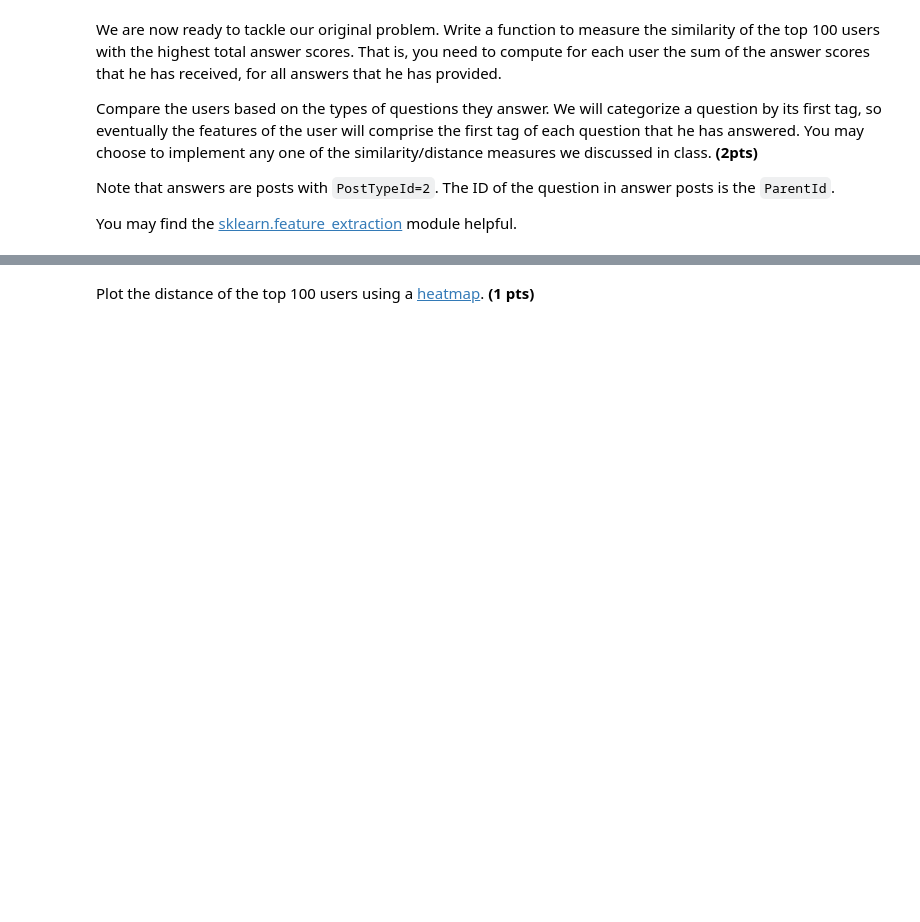
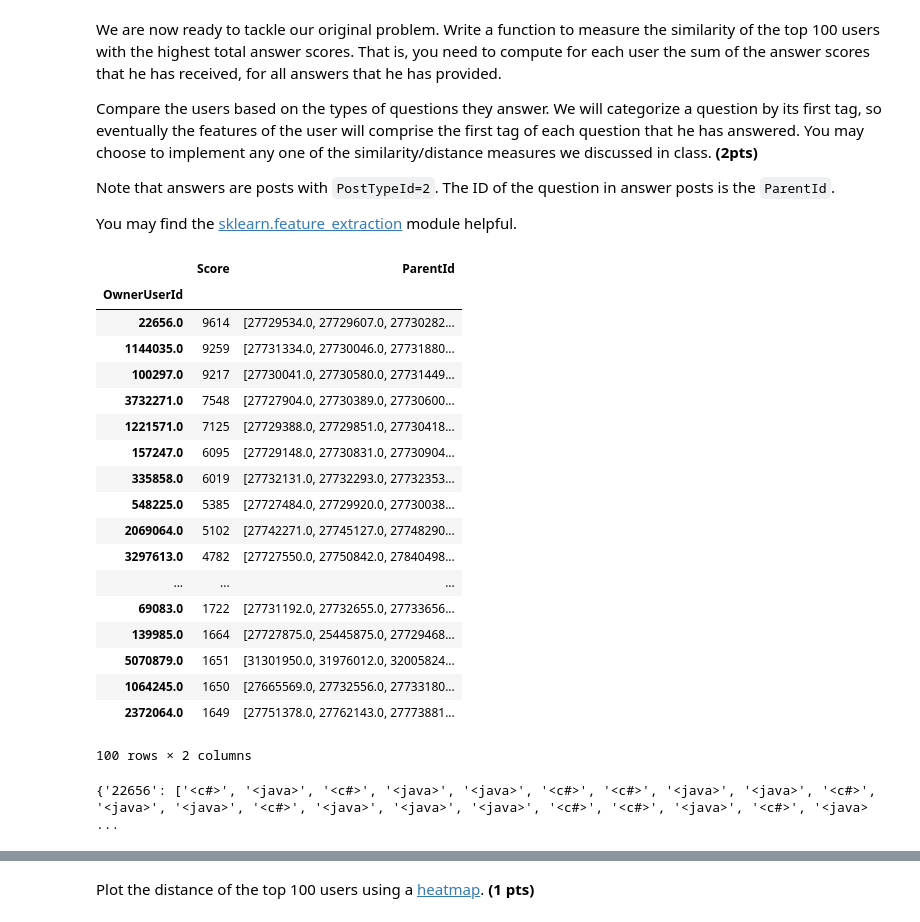
Before and after one commit to CS506-Boston-University/s2018-hw1-1-jweixuan, a Jupyter notebook: HW1.1.ipynb, the cells around one changed output, grey strips where cells are left out. Saved outputs shown, nothing was run; the diff lists cells and outputs as text; code cells hidden in the pictures; blank space fills up the shorter version.

```diff
--- a/HW1.1.ipynb
+++ b/HW1.1.ipynb
@@ -209,3 +261,69 @@ Compare the users based on the types of questions they answer. We will categoriz
 Note that answers are posts with `PostTypeId=2`. The ID of the question in answer posts is the `ParentId`.
 
 You may find the [sklearn.feature_extraction](http://scikit-learn.org/stable/modules/feature_extraction.html) module helpful.
+# %%
+import pandas as pd
+from pandas import *
+
+df_csv=open("dataframe.csv")
+df = pd.read_csv('dataframe.csv')
+
+dfcols = ['Id', 'CreationDate', 'OwnerUserId', 'Tags', 'Score', 'ViewCount', 'AnswerCount', 'ParentId', 'Type']
+
+
+grouped = df.groupby('Type')
+for Type, data in grouped:
+    if Type == 'A':
+        Ans_df = data[['OwnerUserId', 'Score', 'ParentId']]
+    elif Type == 'Q':
+        Que_df = data[['Id', 'Tags']]
+
+
+grouped_A = Ans_df.groupby('OwnerUserId')
+
+parent_A = grouped_A['ParentId'].apply(list)
+
+Sum_df = grouped_A['Score'].sum()
+
+all_df = pd.concat([Sum_df, parent_A], axis=1)
+
+sort_df = all_df.sort_values(by=['Score'], ascending = False)
+
+first_100 = sort_df.head(n=100)
+
+first_100
+# %% [output]
+|  | Score | ParentId |
+| OwnerUserId |  |  |
+| 22656.0 | 9614 | [27729534.0, 27729607.0, 27730282... |
+| 1144035.0 | 9259 | [27731334.0, 27730046.0, 27731880... |
+| 100297.0 | 9217 | [27730041.0, 27730580.0, 27731449... |
+| 3732271.0 | 7548 | [27727904.0, 27730389.0, 27730600... |
+| 1221571.0 | 7125 | [27729388.0, 27729851.0, 27730418... |
+| 157247.0 | 6095 | [27729148.0, 27730831.0, 27730904... |
+| 335858.0 | 6019 | [27732131.0, 27732293.0, 27732353... |
+| 548225.0 | 5385 | [27727484.0, 27729920.0, 27730038... |
+| 2069064.0 | 5102 | [27742271.0, 27745127.0, 27748290... |
+| 3297613.0 | 4782 | [27727550.0, 27750842.0, 27840498... |
+| ... | ... | ... |
+| 69083.0 | 1722 | [27731192.0, 27732655.0, 27733656... |
+| 139985.0 | 1664 | [27727875.0, 25445875.0, 27729468... |
+| 5070879.0 | 1651 | [31301950.0, 31976012.0, 32005824... |
+| 1064245.0 | 1650 | [27665569.0, 27732556.0, 27733180... |
+| 2372064.0 | 1649 | [27751378.0, 27762143.0, 27773881... |
+100 rows × 2 columns
+# %%
+users_tag_dic = {}
+for user in first_100.index:
+    key = ''
+    user_toint = int(user)
+    key = str(user_toint)
+
+    users_tag_dic[key] = []
+    for user_Q_id in first_100.loc[user].values[1]:
+        for tags in Que_df[Que_df.Id == user_Q_id].values.tolist():
+            users_tag_dic[key].append(tags[1])
+
+print(users_tag_dic)
+# %% [output]
+{'22656': ['<c#>', '<java>', '<c#>', '<java>', '<java>', '<c#>', '<c#>', '<java>', '<java>', '<c#>', '<java>', '<java>', '<c#>', '<java>', '<java>', '<java>', '<c#>', '<c#>', '<java>', '<c#>', '<java> ...
```
Also changed, not shown: parts of 12 cells of this notebook.
